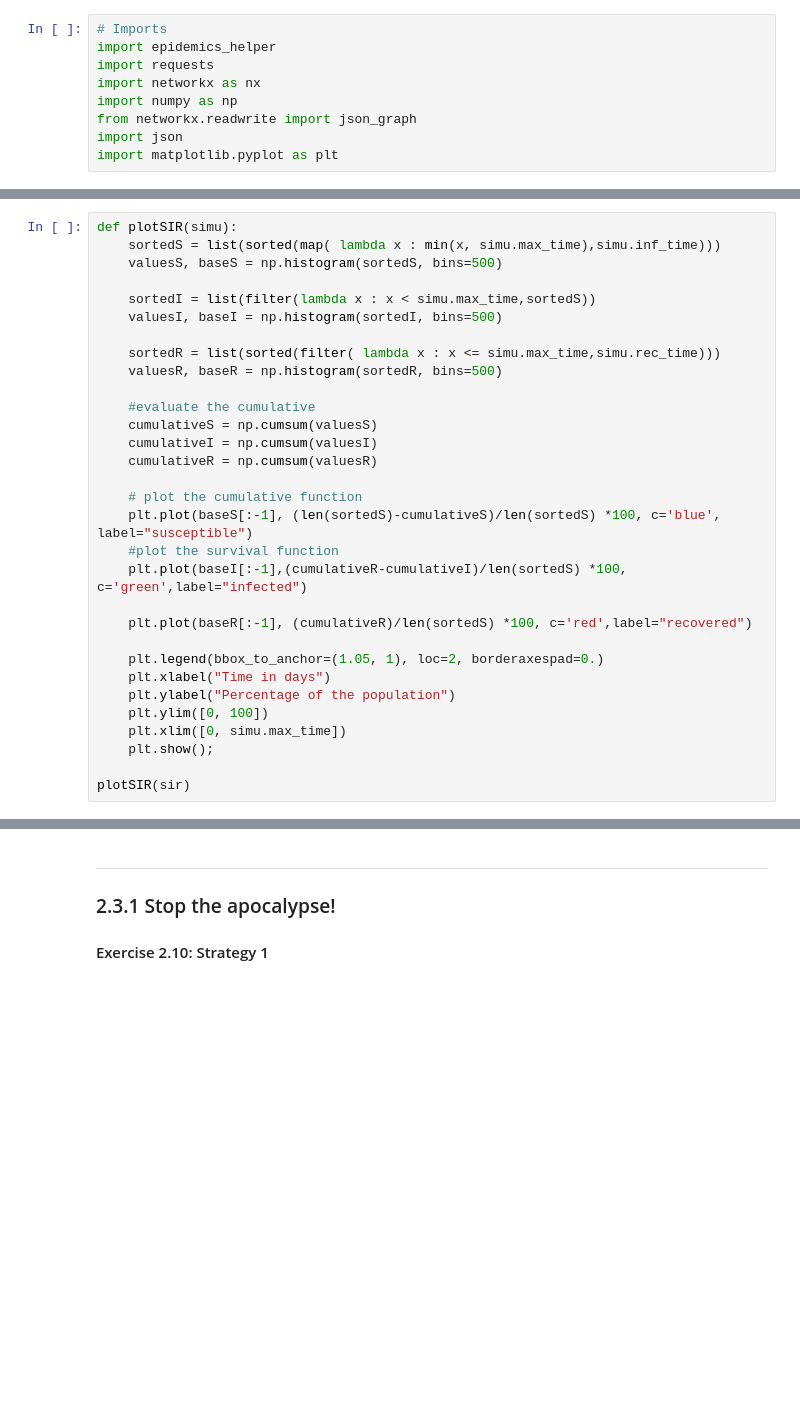
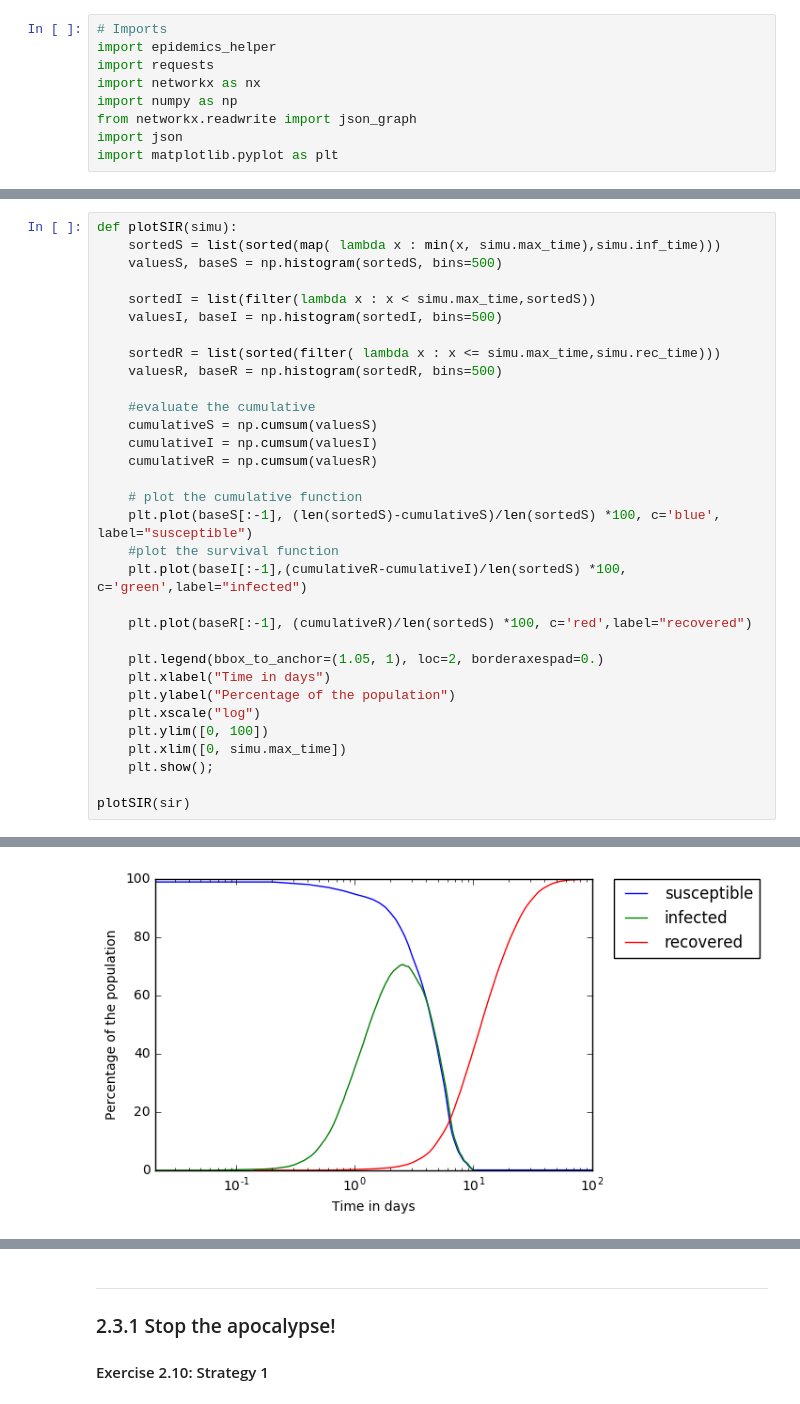
Before and after one commit to Battleman/InternetAnalyticsW, a Jupyter notebook: lab02/ix-lab2/notebooks/ix-lab2-notebook-part3.ipynb, the cells around one changed output, grey strips where cells are left out. Cells and saved outputs as stored; diff of their text form; blank space fills up the shorter version.

```diff
--- a/lab02/ix-lab2/notebooks/ix-lab2-notebook-part3.ipynb
+++ b/lab02/ix-lab2/notebooks/ix-lab2-notebook-part3.ipynb
@@ -69,6 +69,7 @@ def plotSIR(simu):
     plt.legend(bbox_to_anchor=(1.05, 1), loc=2, borderaxespad=0.)
     plt.xlabel("Time in days")
     plt.ylabel("Percentage of the population")
+    plt.xscale("log")
     plt.ylim([0, 100])
     plt.xlim([0, simu.max_time])
     plt.show();
@@ -78,0 +79 @@ SyntaxError: invalid syntax (<ipython-input-33-16de9dcfaabb>, line 27)
+[figure, added]
```
Also changed, not shown: parts of 4 cells of this notebook, 1 other file.
